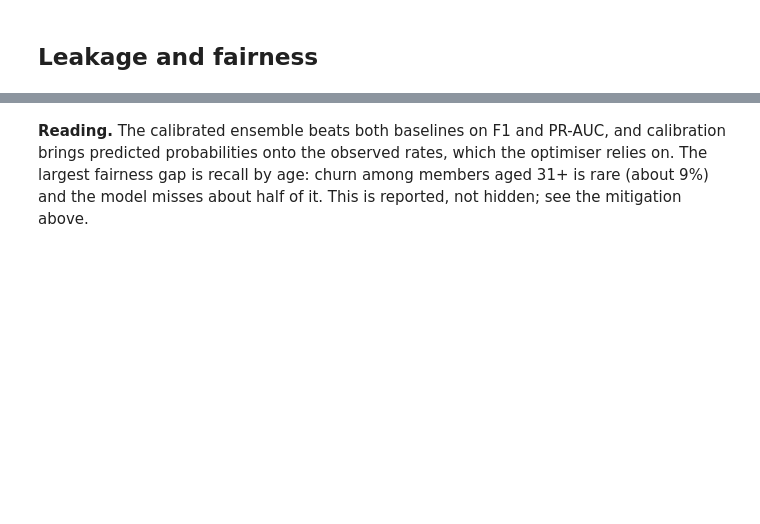
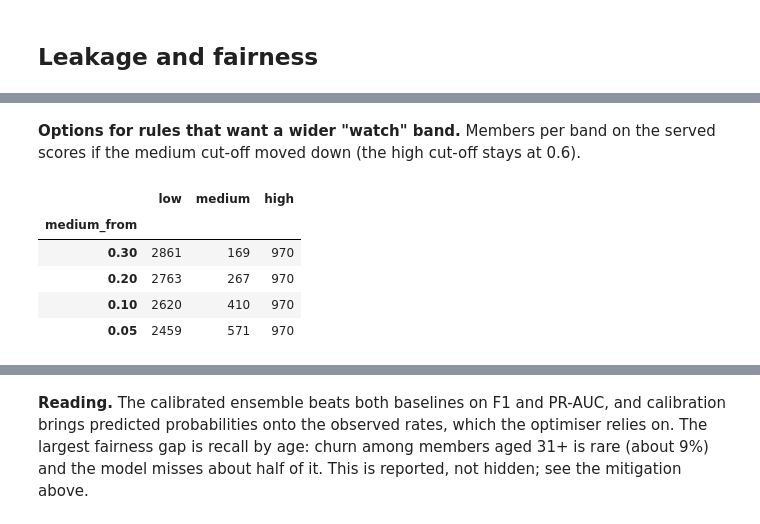
Before and after one commit to sgtaziz/IRS-PM-2026-08-17-ISFT-GRP-16-AnchorAI, a Jupyter notebook: SystemCode/notebooks/a_churn.ipynb, the cells around one changed output, grey strips where cells are left out. Drawn from its saved outputs; the diff is of its cells as text; code cells hidden in the pictures; blank space fills up the shorter version.

```diff
--- a/SystemCode/notebooks/a_churn.ipynb
+++ b/SystemCode/notebooks/a_churn.ipynb
@@ -142,0 +205,18 @@ Mitigation for staff use: a lower review threshold for this band, or treat their
+# %% [markdown]
+**Options for rules that want a wider "watch" band.** Members per band on the served scores if
+the medium cut-off moved down (the high cut-off stays at 0.6).
+# %%
+cutoffs = pd.DataFrame([
+    {"medium_from": cut, "low": int((served < cut).sum()), "medium": int(((served >= cut) & (served < 0.6)).sum()),
+     "high": int((served >= 0.6).sum())}
+    for cut in (0.3, 0.2, 0.1, 0.05)
+]).set_index("medium_from")
+cutoffs.to_csv(RES / "e2_band_cutoffs.csv")
+cutoffs
+# %% [output]
+|  | low | medium | high |
+| medium_from |  |  |  |
+| 0.30 | 2861 | 169 | 970 |
+| 0.20 | 2763 | 267 | 970 |
+| 0.10 | 2620 | 410 | 970 |
+| 0.05 | 2459 | 571 | 970 |
```
Also changed, not shown: parts of 13 cells of this notebook, 25 other files.
